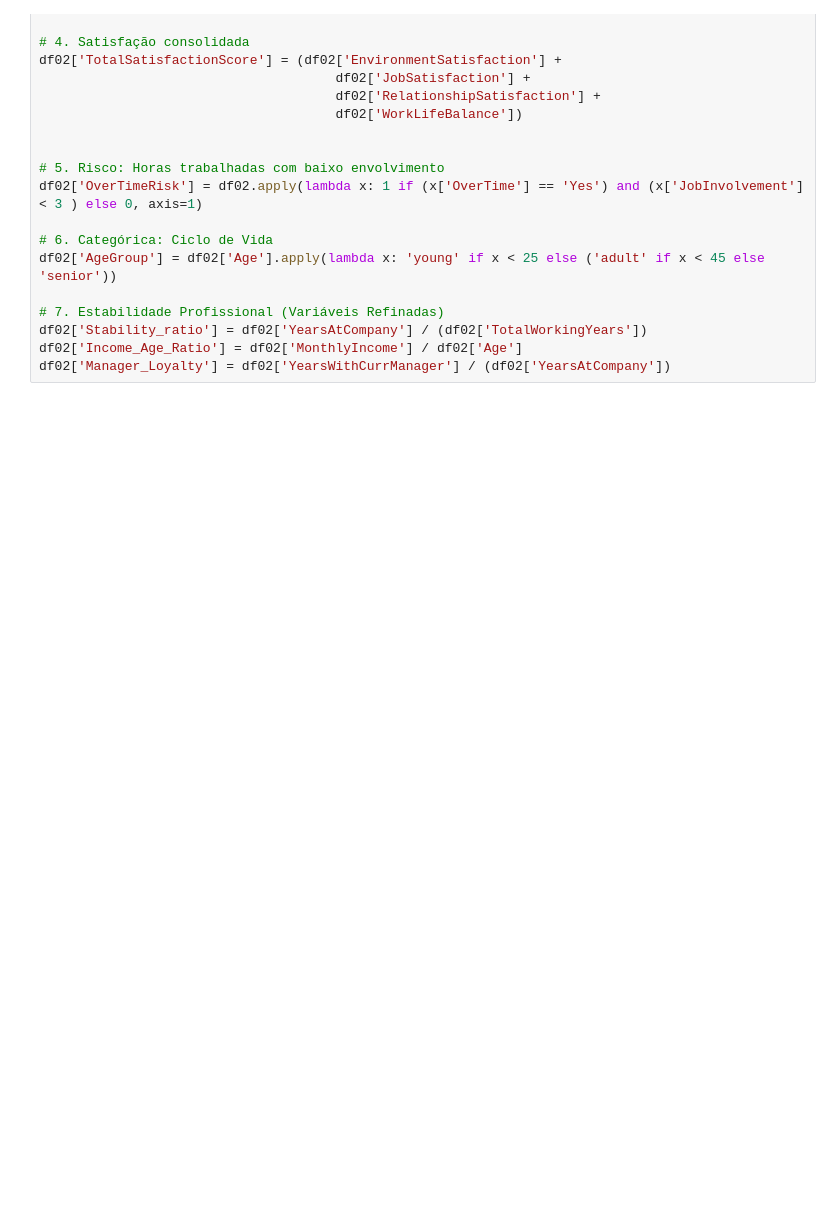
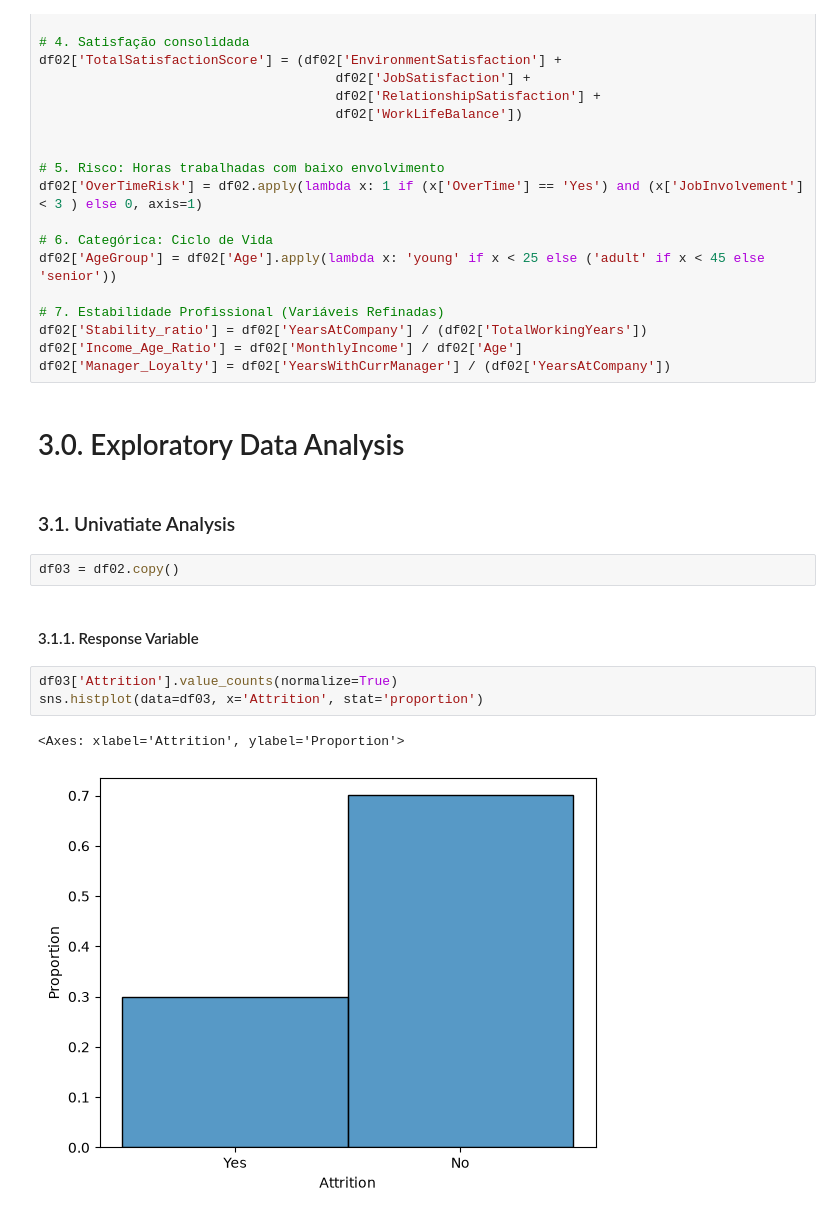
Before and after one commit to alvaro-morais-png/rotatividade_funcionarios, a Jupyter notebook: analise-rotatividade.ipynb, the cells around one changed output. Saved outputs shown, nothing was run; the diff lists cells and outputs as text; blank space fills up the shorter version.

```diff
--- a/analise-rotatividade.ipynb
+++ b/analise-rotatividade.ipynb
@@ -399,3 +405,17 @@ df02['AgeGroup'] = df02['Age'].apply(lambda x: 'young' if x < 25 else ('adult' i
 df02['Stability_ratio'] = df02['YearsAtCompany'] / (df02['TotalWorkingYears'])
 df02['Income_Age_Ratio'] = df02['MonthlyIncome'] / df02['Age']
 df02['Manager_Loyalty'] = df02['YearsWithCurrManager'] / (df02['YearsAtCompany'])
+# %% [markdown]
+# 3.0. Exploratory Data Analysis
+# %% [markdown]
+### 3.1. Univatiate Analysis
+# %%
+df03 = df02.copy()
+# %% [markdown]
+#### 3.1.1. Response Variable
+# %%
+df03['Attrition'].value_counts(normalize=True)
+sns.histplot(data=df03, x='Attrition', stat='proportion')
+# %% [output]
+<Axes: xlabel='Attrition', ylabel='Proportion'>
+[figure, added]
```
Also changed, not shown: parts of 6 cells of this notebook.
